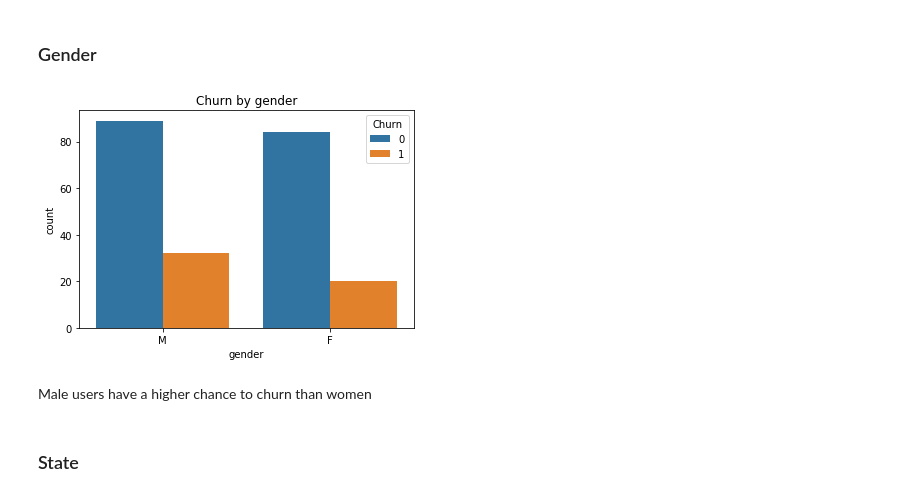
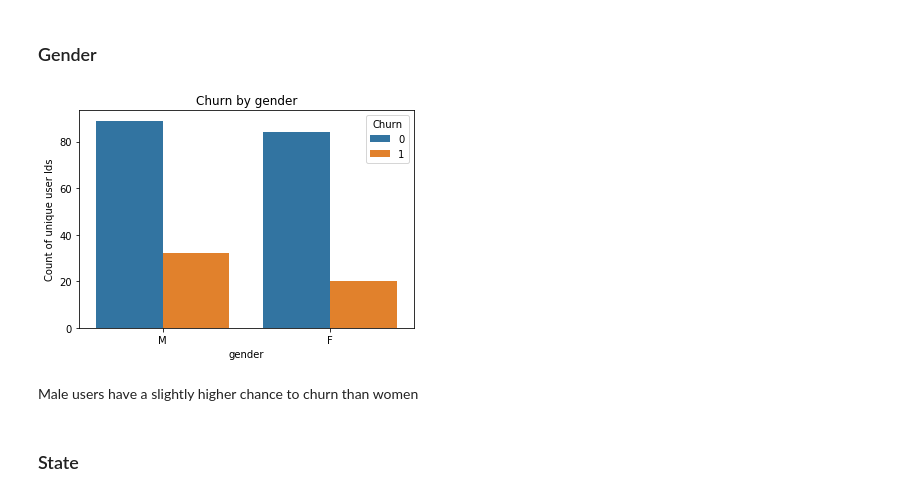
Before and after one commit to khodjaevsh/sparkify, a Jupyter notebook: Sparkify.ipynb, the cells around one changed output. Cells and saved outputs as stored; diff of their text form; code cells hidden in the pictures.

```diff
--- a/Sparkify.ipynb
+++ b/Sparkify.ipynb
@@ -173,13 +195,14 @@ Row(artist='Martha Tilston', auth='Logged In', firstName='Colin', gender='M', it
 # %%
 df.createOrReplaceTempView('df')
 gender = spark.sql('select count(distinct userId) as count, gender, Churn from df group by gender, Churn').toPandas().dropna()
 sns.barplot(data = gender, x ='gender', y = 'count', hue = 'Churn')
 plt.title('Churn by gender')
+plt.ylabel('Count of unique user Ids')
 plt.show()
 # %% [output]
-[figure, old version]
+[figure, new version]
 # %% [markdown]
-Male users have a higher chance to churn than women
+Male users have a slightly higher chance to churn than women
 # %% [markdown]
 ### State
 # %%
```
Also changed, not shown: parts of 19 cells of this notebook, 2 other files.
